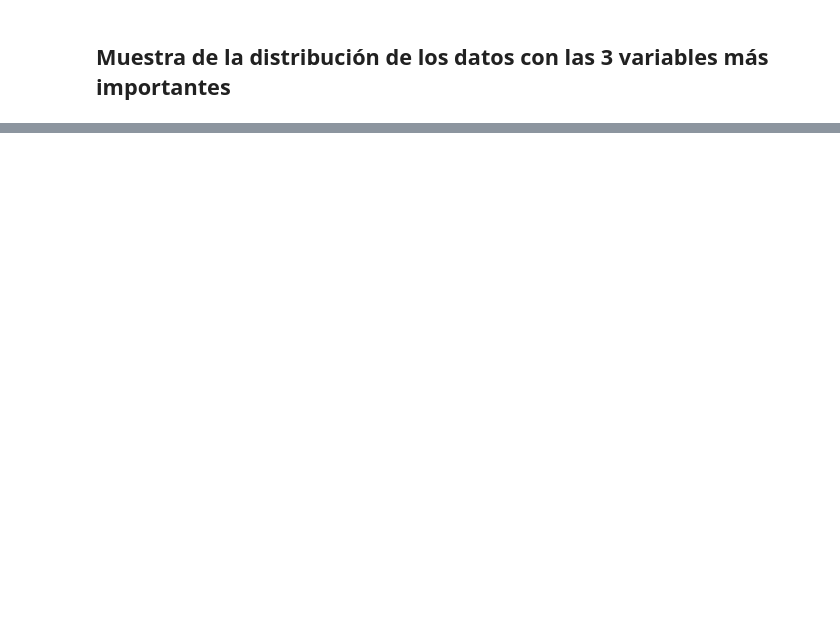
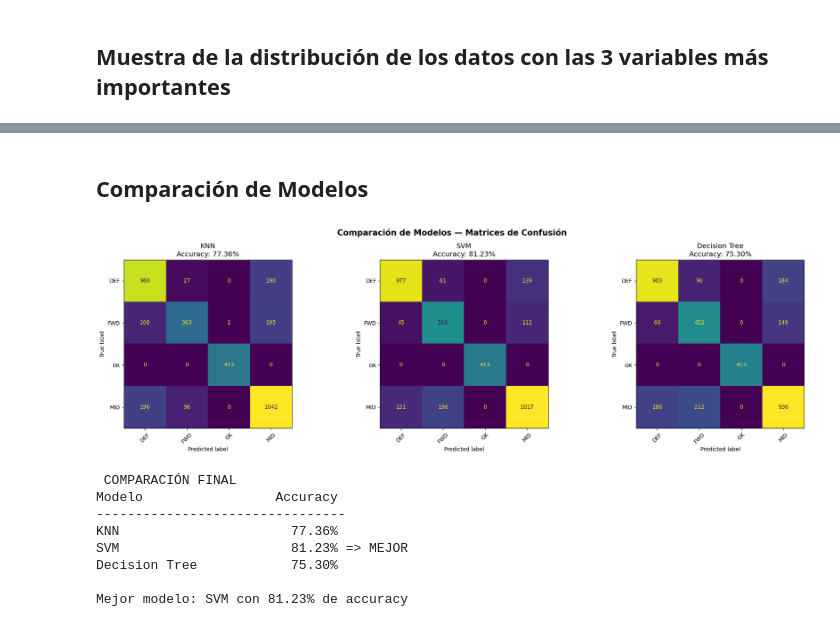
Before and after one commit to Joacimxd/Soccer-Player-Classification, a Jupyter notebook: main.ipynb, the cells around one changed output, grey strips where cells are left out. Saved outputs shown, nothing was run; the diff lists cells and outputs as text; code cells hidden in the pictures; blank space fills up the shorter version.

```diff
--- a/main.ipynb
+++ b/main.ipynb
@@ -131,0 +279,10 @@ plt.show()
+# %%
+# Decision Tree
+dt = DecisionTreeClassifier(max_depth=10, class_weight='balanced', random_state=42)
+dt.fit(X_train, y_train)
+y_pred_dt = dt.predict(X_test)
+
+print(" Decision Tree ")
+print(f"Accuracy: {accuracy_score(y_test, y_pred_dt):.4f} ({accuracy_score(y_test, y_pred_dt)*100:.2f}%)")
+print("\nReporte de clasificación:")
+print(classification_report(y_test, y_pred_dt))
@@ -131,0 +304,38 @@ plt.show()
+# %% [markdown]
+## Comparación de Modelos
+# %%
+modelos = ["KNN", "SVM", "Decision Tree"]
+predicciones = [y_pred_knn, y_pred_svm, y_pred_dt]
+accuracies = [accuracy_score(y_test, p) for p in predicciones]
+
+# Matrices de confusión lado a lado
+fig, axes = plt.subplots(1, 3, figsize=(20, 6))
+for ax, nombre, y_pred in zip(axes, modelos, predicciones):
+    ConfusionMatrixDisplay.from_predictions(
+        y_test, y_pred, ax=ax, colorbar=False, xticks_rotation=45
+    )
+    ax.set_title(f"{nombre}\nAccuracy: {accuracy_score(y_test, y_pred)*100:.2f}%", fontsize=13)
+plt.suptitle("Comparación de Modelos — Matrices de Confusión", fontsize=15, fontweight='bold')
+plt.tight_layout()
+plt.show()
+
+# Tabla resumen
+print("\n COMPARACIÓN FINAL")
+print(f"{'Modelo':<20} {'Accuracy':>10}")
+print("-" * 32)
+for nombre, acc in zip(modelos, accuracies):
+    marca = " => MEJOR" if acc == max(accuracies) else ""
+    print(f"{nombre:<20} {acc*100:>9.2f}%{marca}")
+
+mejor_idx = accuracies.index(max(accuracies))
+print(f"\nMejor modelo: {modelos[mejor_idx]} con {max(accuracies)*100:.2f}% de accuracy")
+# %% [output]
+[figure, added]
+ COMPARACIÓN FINAL
+Modelo                 Accuracy
+--------------------------------
+KNN                      77.36%
+SVM                      81.23% => MEJOR
+Decision Tree            75.30%
+
+Mejor modelo: SVM con 81.23% de accuracy
```
Also changed, not shown: parts of 13 cells of this notebook.
